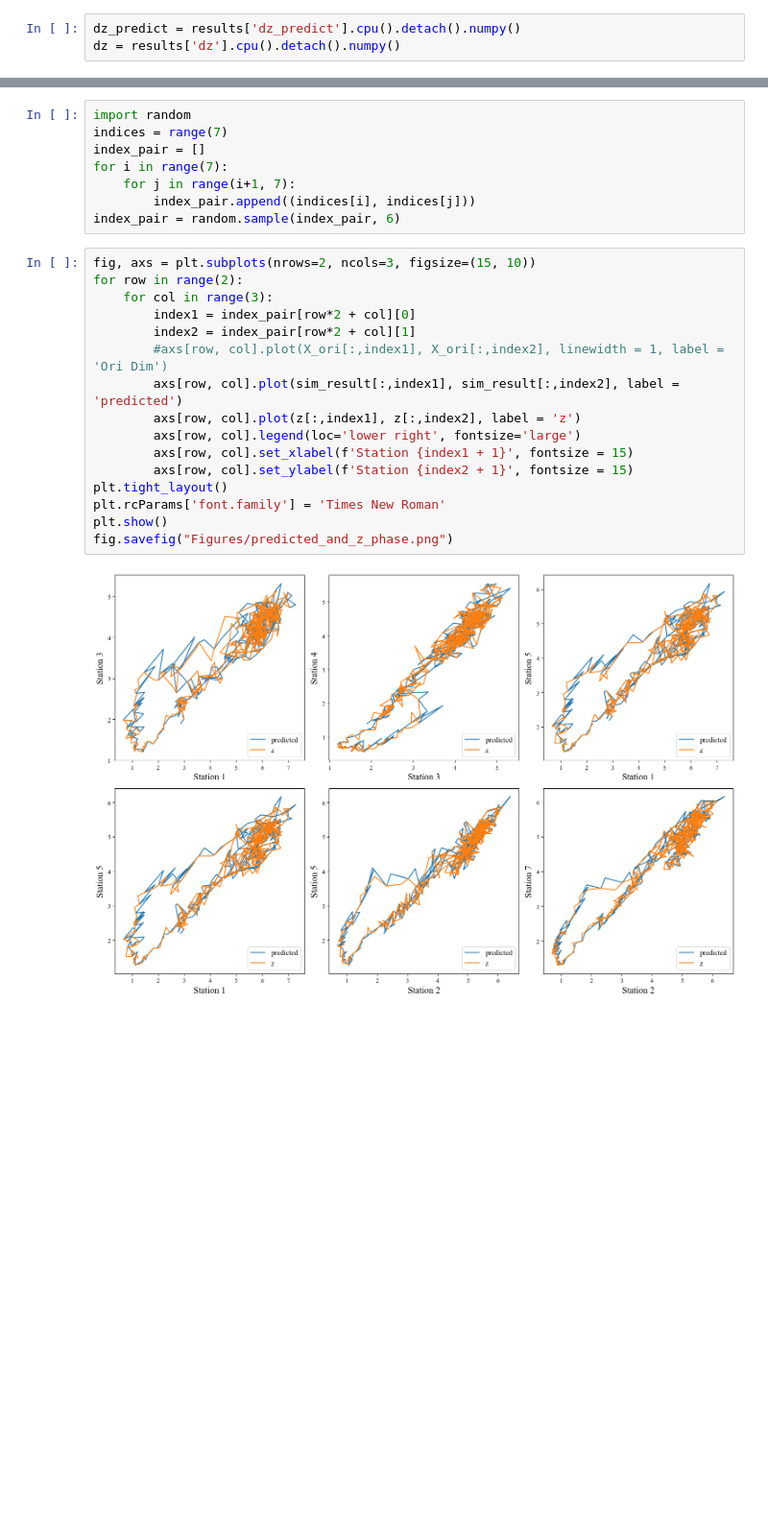
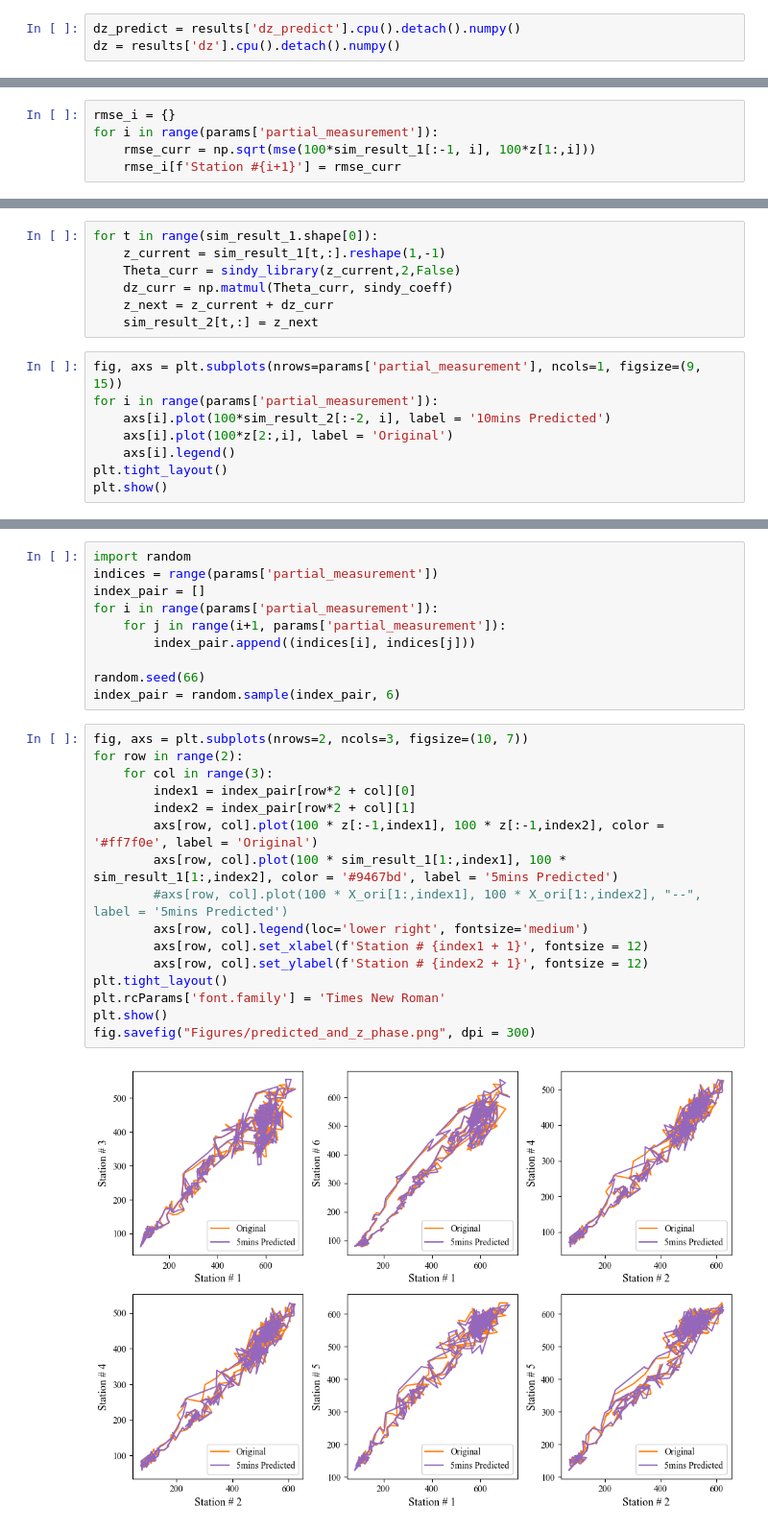
Before and after one commit to wzh96/Traffic_Network_Flow_Dynamics, a Jupyter notebook: Result_visualization.ipynb, the cells around one changed output, grey strips where cells are left out. Shown at 96% size. Cells and saved outputs as stored; diff of their text form; blank space fills up the shorter version.

```diff
--- a/Result_visualization.ipynb
+++ b/Result_visualization.ipynb
@@ -130,0 +123,5 @@ plt.show()
+# %%
+rmse_i = {}
+for i in range(params['partial_measurement']):
+    rmse_curr = np.sqrt(mse(100*sim_result_1[:-1, i], 100*z[1:,i]))
+    rmse_i[f'Station #{i+1}'] = rmse_curr
@@ -130,0 +134,15 @@ plt.show()
+# %%
+for t in range(sim_result_1.shape[0]):
+    z_current = sim_result_1[t,:].reshape(1,-1)
+    Theta_curr = sindy_library(z_current,2,False)
+    dz_curr = np.matmul(Theta_curr, sindy_coeff)
+    z_next = z_current + dz_curr
+    sim_result_2[t,:] = z_next
+# %%
+fig, axs = plt.subplots(nrows=params['partial_measurement'], ncols=1, figsize=(9, 15))
+for i in range(params['partial_measurement']):
+    axs[i].plot(100*sim_result_2[:-2, i], label = '10mins Predicted')
+    axs[i].plot(100*z[2:,i], label = 'Original')
+    axs[i].legend()
+plt.tight_layout()
+plt.show()
@@ -149,26 +169,28 @@ fig.savefig("Figures/x_z_heatmap.png")
 # %%
 import random
-indices = range(7)
+indices = range(params['partial_measurement'])
 index_pair = []
-for i in range(7):
-    for j in range(i+1, 7):
+for i in range(params['partial_measurement']):
+    for j in range(i+1, params['partial_measurement']):
         index_pair.append((indices[i], indices[j]))
+
+random.seed(66)
 index_pair = random.sample(index_pair, 6)
 # %%
-fig, axs = plt.subplots(nrows=2, ncols=3, figsize=(15, 10))
+fig, axs = plt.subplots(nrows=2, ncols=3, figsize=(10, 7))
 for row in range(2):
     for col in range(3):
         index1 = index_pair[row*2 + col][0]
         index2 = index_pair[row*2 + col][1]
-        #axs[row, col].plot(X_ori[:,index1], X_ori[:,index2], linewidth = 1, label = 'Ori Dim')
-        axs[row, col].plot(sim_result[:,index1], sim_result[:,index2], label = 'predicted')
-        axs[row, col].plot(z[:,index1], z[:,index2], label = 'z')
-        axs[row, col].legend(loc='lower right', fontsize='large')
-        axs[row, col].set_xlabel(f'Station {index1 + 1}', fontsize = 15)
-        axs[row, col].set_ylabel(f'Station {index2 + 1}', fontsize = 15)
+        axs[row, col].plot(100 * z[:-1,index1], 100 * z[:-1,index2], color = '#ff7f0e', label = 'Original')
+        axs[row, col].plot(100 * sim_result_1[1:,index1], 100 * sim_result_1[1:,index2], color = '#9467bd', label = '5mins Predicted')
+        #axs[row, col].plot(100 * X_ori[1:,index1], 100 * X_ori[1:,index2], "--", label = '5mins Predicted')
+        axs[row, col].legend(loc='lower right', fontsize='medium')
+        axs[row, col].set_xlabel(f'Station # {index1 + 1}', fontsize = 12)
+        axs[row, col].set_ylabel(f'Station # {index2 + 1}', fontsize = 12)
 plt.tight_layout()
 plt.rcParams['font.family'] = 'Times New Roman'
 plt.show()
-fig.savefig("Figures/predicted_and_z_phase.png")
+fig.savefig("Figures/predicted_and_z_phase.png", dpi = 300)
 # %% [output]
-[figure, old version]
+[figure, new version]
```
Also changed, not shown: parts of 22 cells of this notebook, 14 other files.
